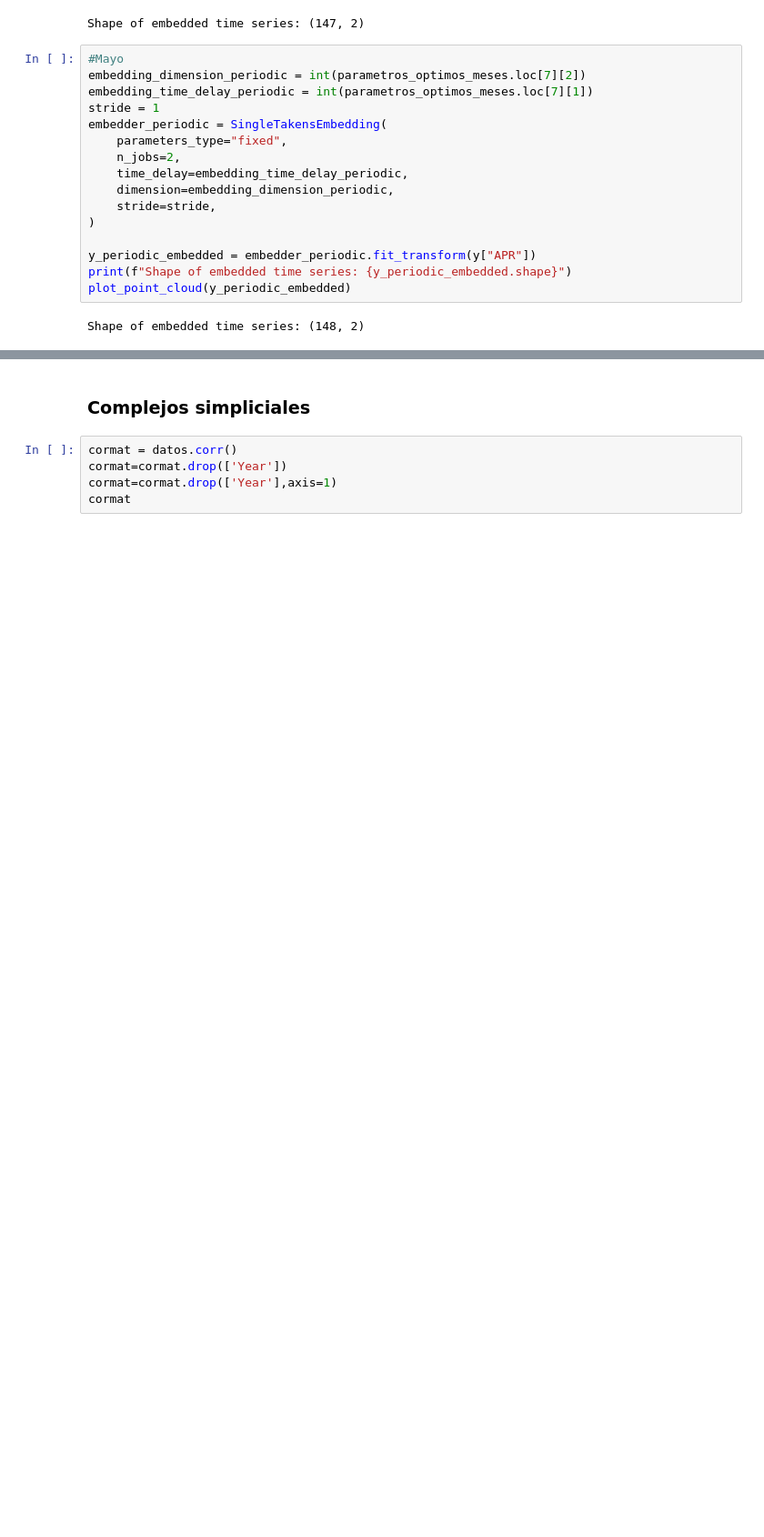
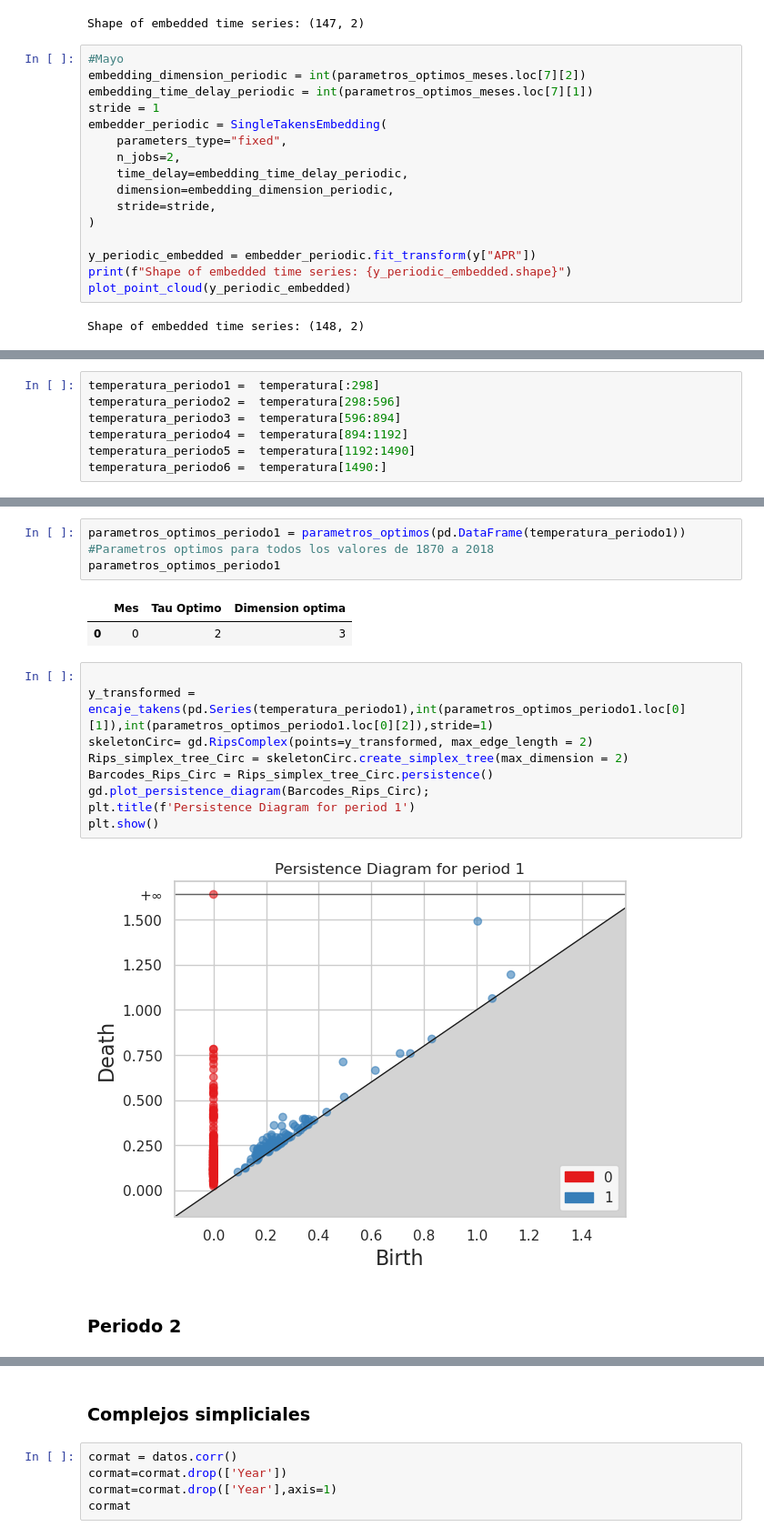
Before and after one commit to CastroMaster10/ENSO-Persistence-analysis, a Jupyter notebook: main.ipynb, the cells around one changed output, grey strips where cells are left out. Shown at 91% size. Drawn from its saved outputs; the diff is of its cells as text; blank space fills up the shorter version.

```diff
--- a/main.ipynb
+++ b/main.ipynb
@@ -417,0 +490,7 @@ Shape of embedded time series: (148, 2)
+# %%
+temperatura_periodo1 =  temperatura[:298]
+temperatura_periodo2 =  temperatura[298:596]
+temperatura_periodo3 =  temperatura[596:894]
+temperatura_periodo4 =  temperatura[894:1192]
+temperatura_periodo5 =  temperatura[1192:1490]
+temperatura_periodo6 =  temperatura[1490:]
@@ -417,0 +521,19 @@ Shape of embedded time series: (148, 2)
+# %%
+parametros_optimos_periodo1 = parametros_optimos(pd.DataFrame(temperatura_periodo1)) #Parametros optimos para todos los valores de 1870 a 2018
+parametros_optimos_periodo1
+# %% [output]
+|  | Mes | Tau Optimo | Dimension optima |
+| 0 | 0 | 2 | 3 |
+# %%
+
+y_transformed = encaje_takens(pd.Series(temperatura_periodo1),int(parametros_optimos_periodo1.loc[0][1]),int(parametros_optimos_periodo1.loc[0][2]),stride=1)
+skeletonCirc= gd.RipsComplex(points=y_transformed, max_edge_length = 2)
+Rips_simplex_tree_Circ = skeletonCirc.create_simplex_tree(max_dimension = 2)
+Barcodes_Rips_Circ = Rips_simplex_tree_Circ.persistence()
+gd.plot_persistence_diagram(Barcodes_Rips_Circ);
+plt.title(f'Persistence Diagram for period 1')
+plt.show()
+# %% [output]
+[figure, added]
+# %% [markdown]
+### Periodo 2
```
Also changed, not shown: parts of 38 cells of this notebook.
